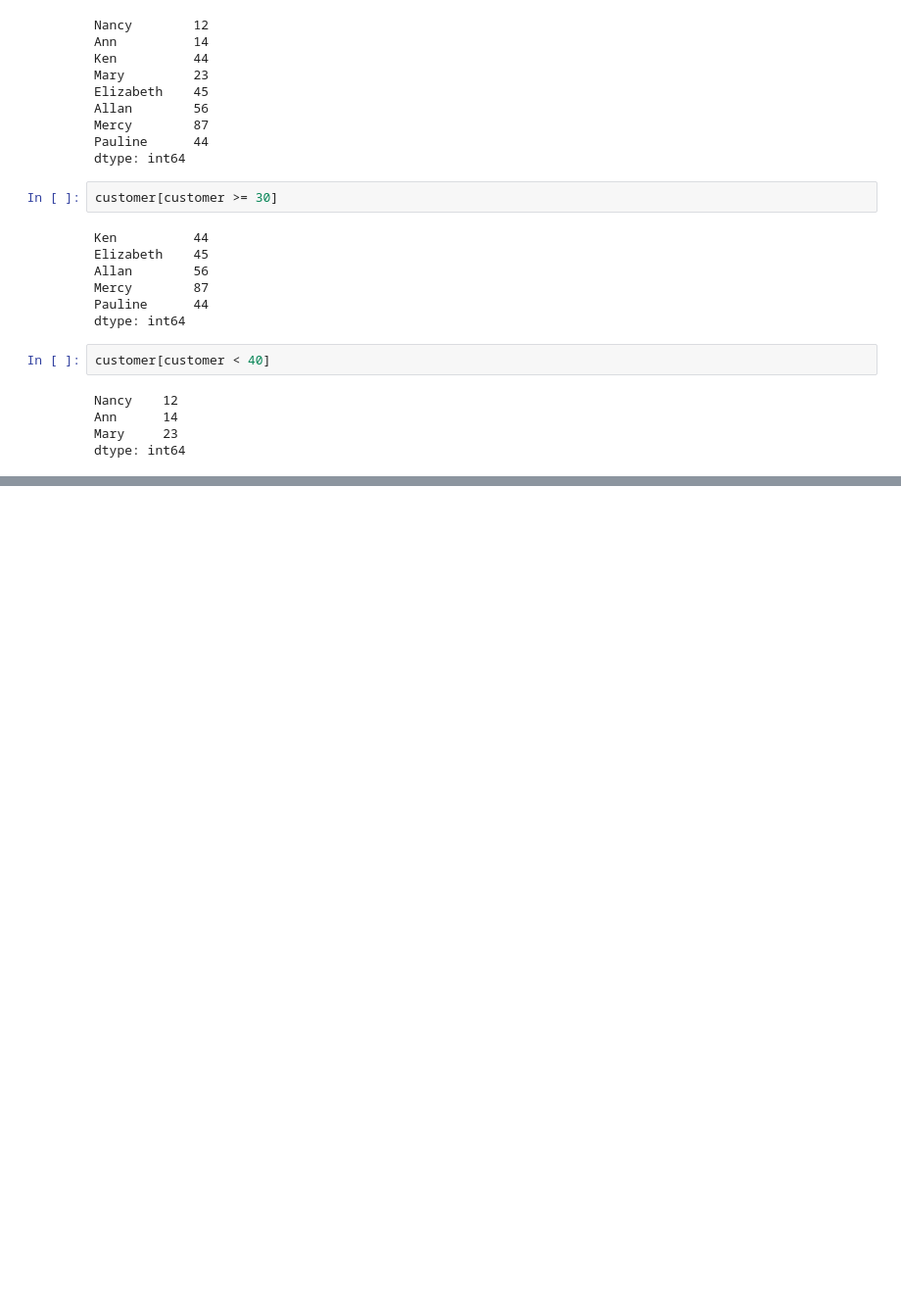
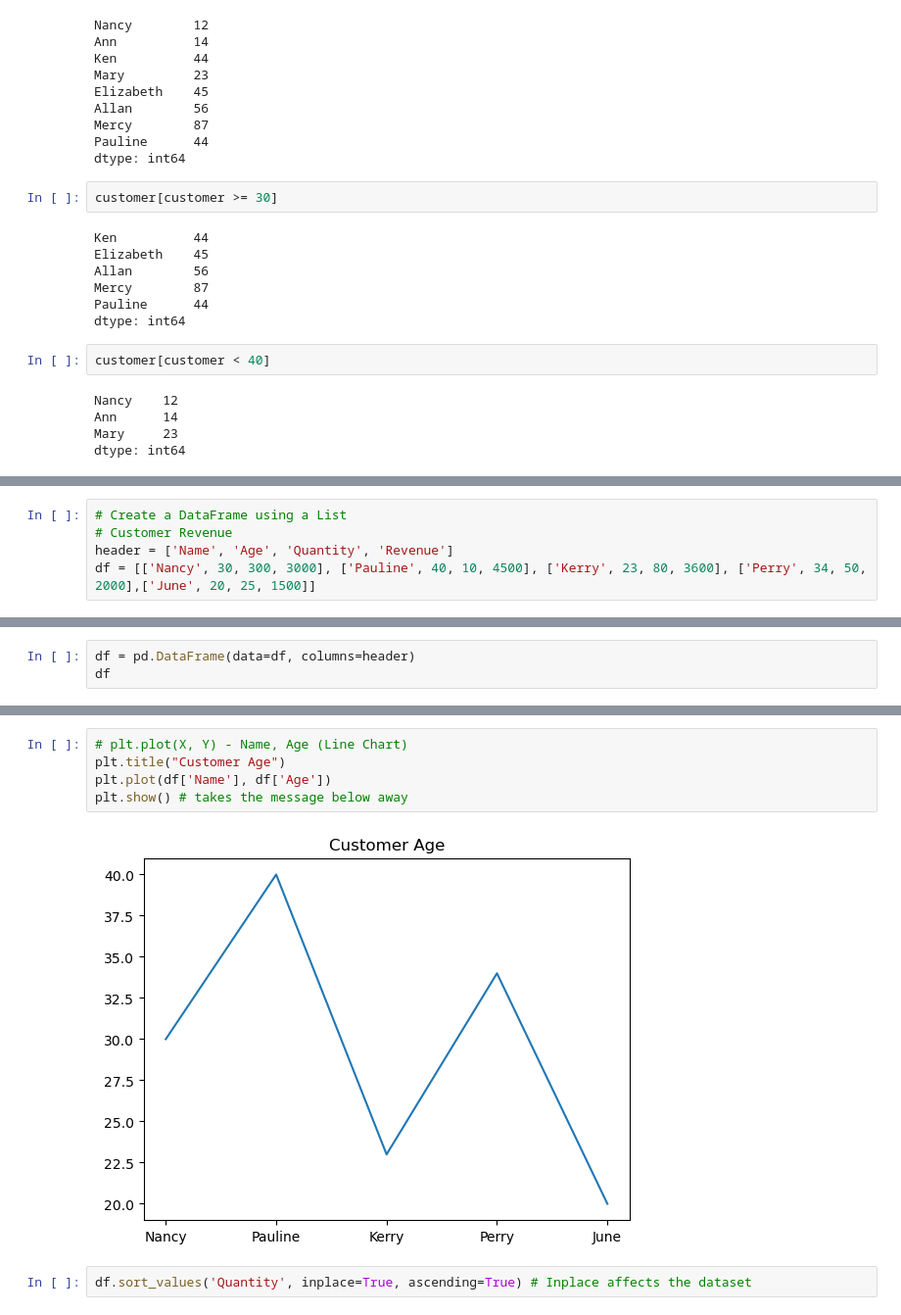
Before and after one commit to chemutai254/ML_Projects, a Jupyter notebook: Pandas.ipynb, the cells around one changed output, grey strips where cells are left out. Shown at 98% size. Saved outputs shown, nothing was run; the diff lists cells and outputs as text; blank space fills up the shorter version.

Commit message:
Visualization

```diff
--- a/Pandas.ipynb
+++ b/Pandas.ipynb
@@ -137,0 +140,5 @@ dtype: int64
+# %%
+# Create a DataFrame using a List
+# Customer Revenue
+header = ['Name', 'Age', 'Quantity', 'Revenue']
+df = [['Nancy', 30, 300, 3000], ['Pauline', 40, 10, 4500], ['Kerry', 23, 80, 3600], ['Perry', 34, 50, 2000],['June', 20, 25, 1500]]
@@ -137,0 +201,3 @@ dtype: int64
+# %%
+df = pd.DataFrame(data=df, columns=header)
+df
@@ -137,0 +211,9 @@ dtype: int64
+# %%
+# plt.plot(X, Y) - Name, Age (Line Chart)
+plt.title("Customer Age")
+plt.plot(df['Name'], df['Age'])
+plt.show() # takes the message below away
+# %% [output]
+[figure, added]
+# %%
+df.sort_values('Quantity', inplace=True, ascending=True) # Inplace affects the dataset
```
Also changed, not shown: parts of 21 cells of this notebook.
